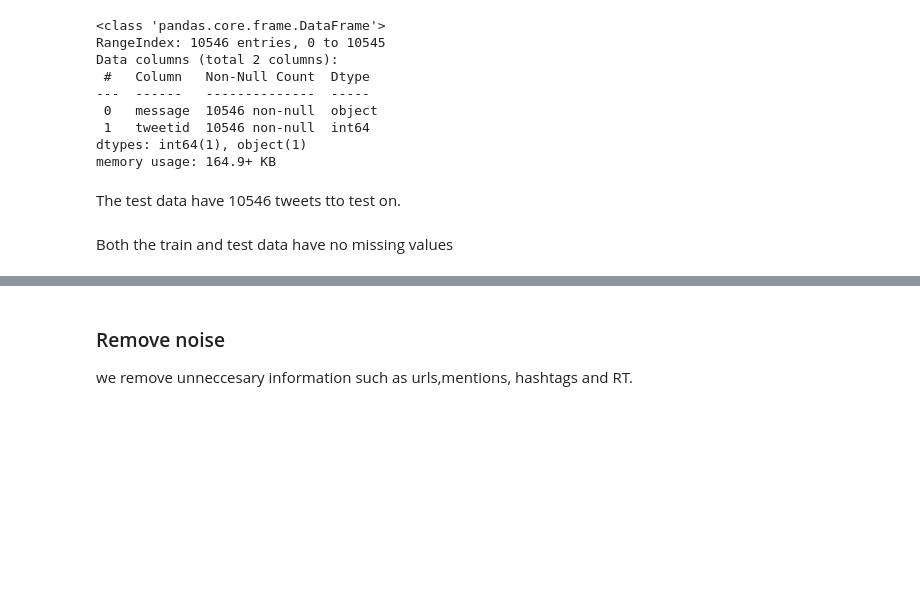
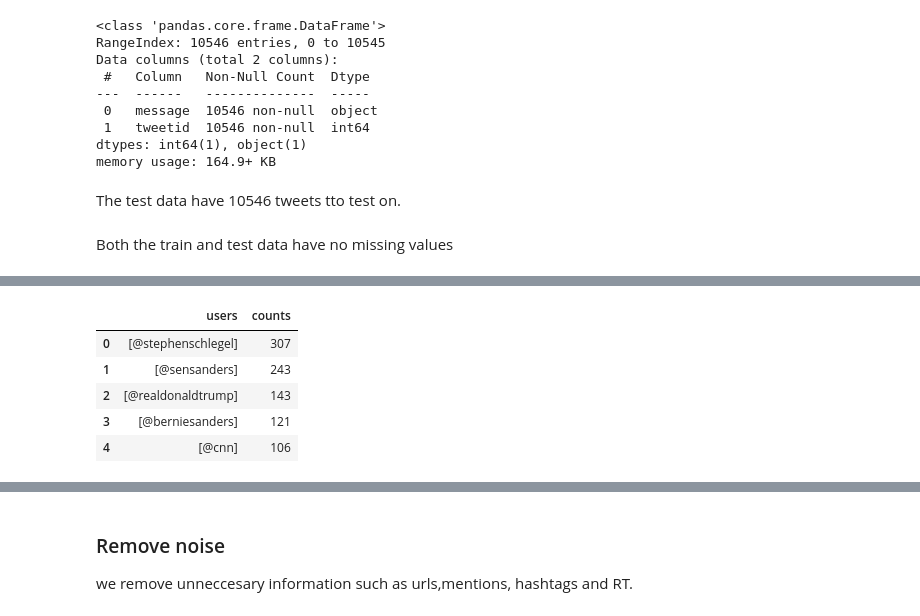
Before and after one commit to marth418/classification-predict-streamlit-template, a Jupyter notebook: Starter_notebook.ipynb, the cells around one changed output, grey strips where cells are left out. Drawn from its saved outputs; the diff is of its cells as text; code cells hidden in the pictures; blank space fills up the shorter version.

```diff
--- a/Starter_notebook.ipynb
+++ b/Starter_notebook.ipynb
@@ -270,3 +258,20 @@ extractor(train_df)
 | 15817 | -1 | RT @sara8smiles: Hey liberals the... | 819732 | [#agenda2030.] | [@sara8smiles] | NaN |
 | 15818 | 0 | RT @Chet_Cannon: .@kurteichenwald... | 806319 | NaN | [@chet_cannon, @kurteichenwald] | [https://t.co/lp7uufcxdq] |
 15819 rows × 6 columns
+# %%
+# looking at Counts of users
+counts=train_df.users.value_counts()
+# %%
+df_counts=pd.DataFrame(counts,columns=['users'])
+# %%
+df_counts = df_counts.reset_index()
+df_counts.columns = ['users', 'counts']
+# %%
+df_counts.head()
+# %% [output]
+|  | users | counts |
+| 0 | [@stephenschlegel] | 307 |
+| 1 | [@sensanders] | 243 |
+| 2 | [@realdonaldtrump] | 143 |
+| 3 | [@berniesanders] | 121 |
+| 4 | [@cnn] | 106 |
```
Also changed, not shown: parts of 53 cells of this notebook.
